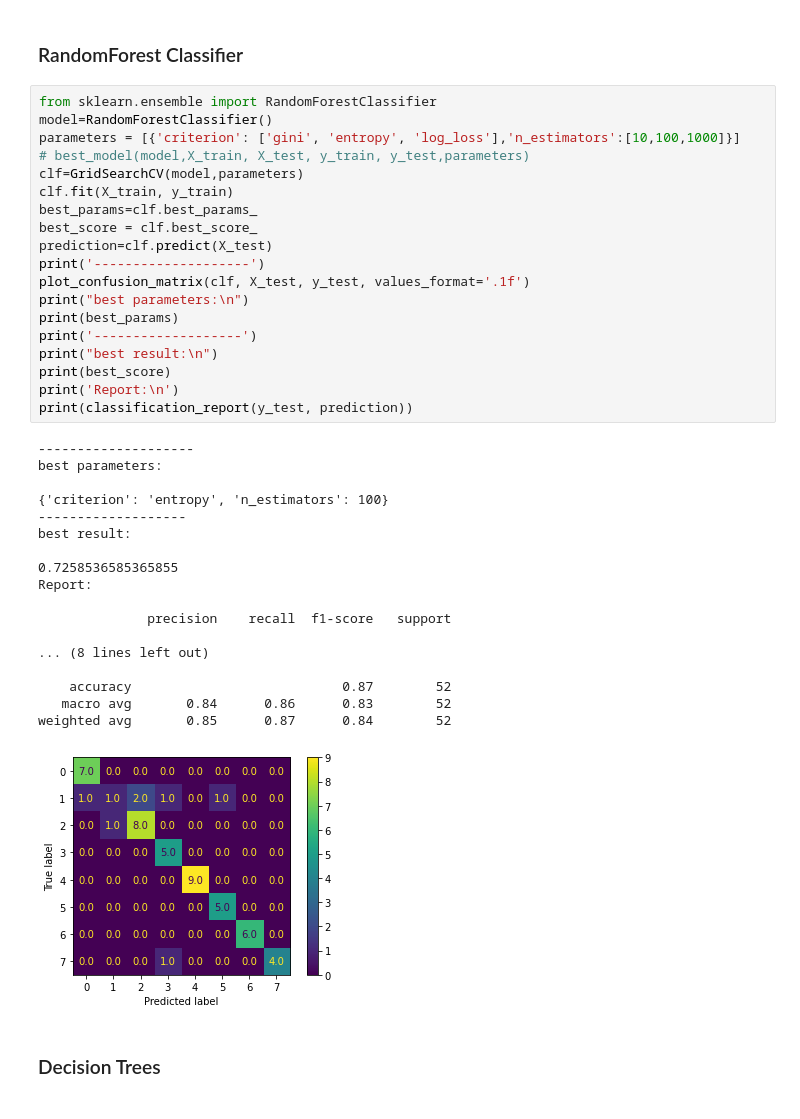
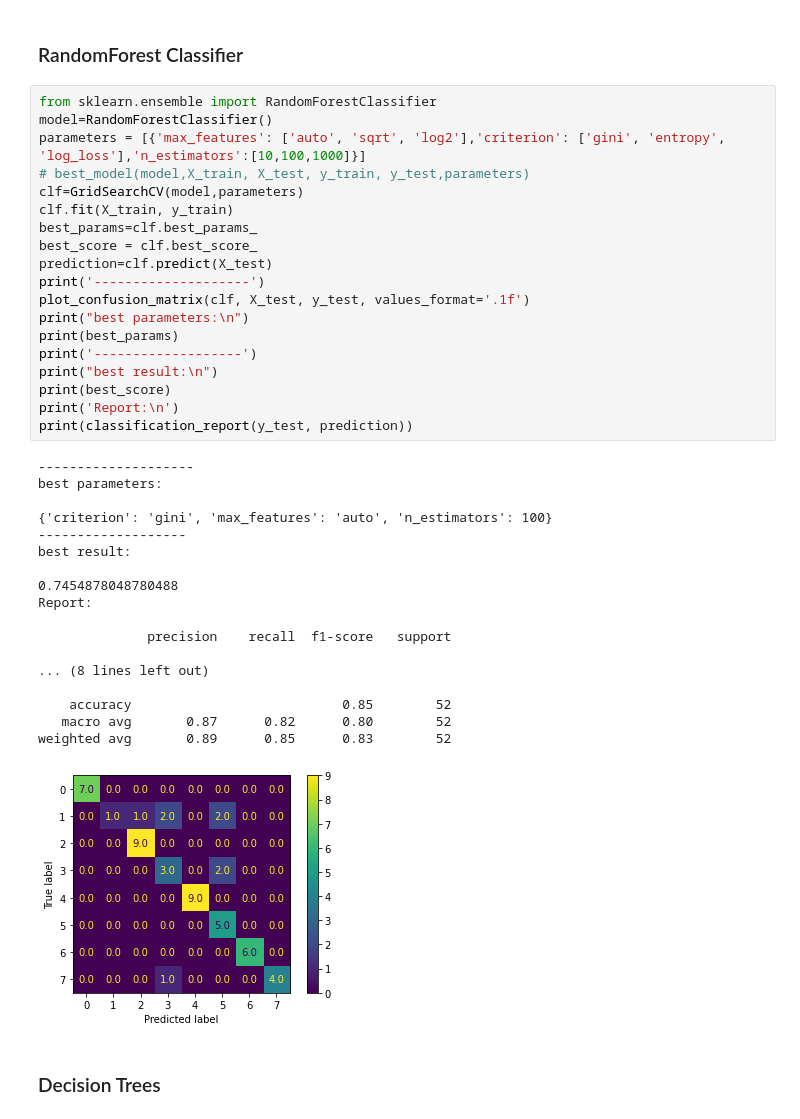
Before and after one commit to DrDoof14/Math4Ml, a Jupyter notebook: thesina.ipynb, the cells around one changed output. Cells and saved outputs as stored; diff of their text form.

```diff
--- a/thesina.ipynb
+++ b/thesina.ipynb
@@ -517,41 +517,41 @@ weighted avg       0.61      0.62      0.59        52
 # %%
 from sklearn.ensemble import RandomForestClassifier
 model=RandomForestClassifier()
-parameters = [{'criterion': ['gini', 'entropy', 'log_loss'],'n_estimators':[10,100,1000]}]
+parameters = [{'max_features': ['auto', 'sqrt', 'log2'],'criterion': ['gini', 'entropy', 'log_loss'],'n_estimators':[10,100,1000]}]
 # best_model(model,X_train, X_test, y_train, y_test,parameters)
 clf=GridSearchCV(model,parameters)
 clf.fit(X_train, y_train)
 best_params=clf.best_params_
 best_score = clf.best_score_
 prediction=clf.predict(X_test)
 print('--------------------')
 plot_confusion_matrix(clf, X_test, y_test, values_format='.1f')
 print("best parameters:\n")
 print(best_params)
 print('-------------------')
 print("best result:\n")
 print(best_score)
 print('Report:\n')
 print(classification_report(y_test, prediction))
 # %% [output]
 --------------------
 best parameters:
 
-{'criterion': 'entropy', 'n_estimators': 100}
+{'criterion': 'gini', 'max_features': 'auto', 'n_estimators': 100}
 -------------------
 best result:
 
-0.7258536585365855
+0.7454878048780488
 Report:
 
               precision    recall  f1-score   support
 
 ... (8 lines left out)
 
-    accuracy                           0.87        52
-   macro avg       0.84      0.86      0.83        52
-weighted avg       0.85      0.87      0.84        52
+    accuracy                           0.85        52
+   macro avg       0.87      0.82      0.80        52
+weighted avg       0.89      0.85      0.83        52
-[figure, old version]
+[figure, new version]
 # %% [markdown]
 <h3>Decision Trees</h3>
 # %%
```
Also changed, not shown: parts of 5 cells of this notebook, 1 other file.
